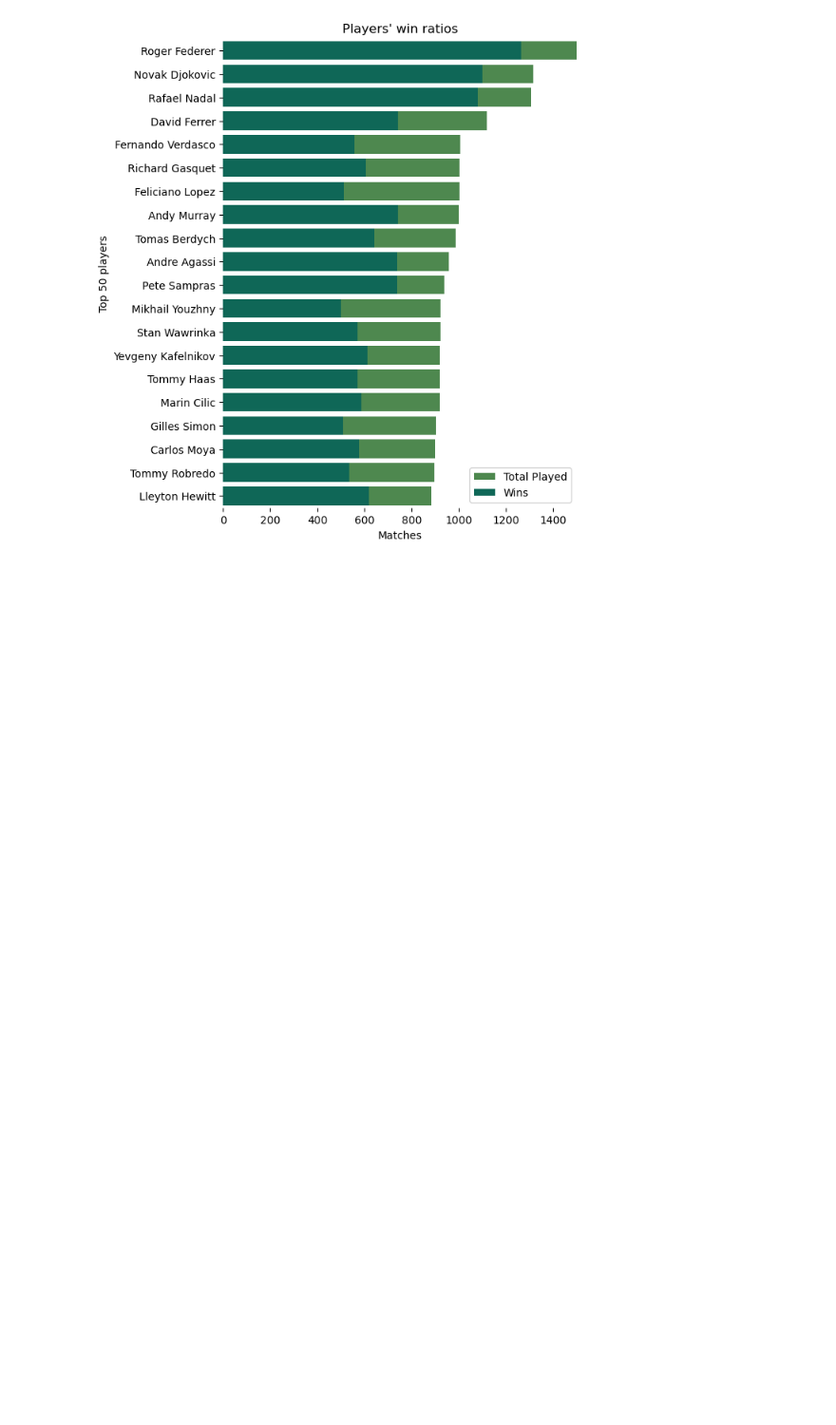
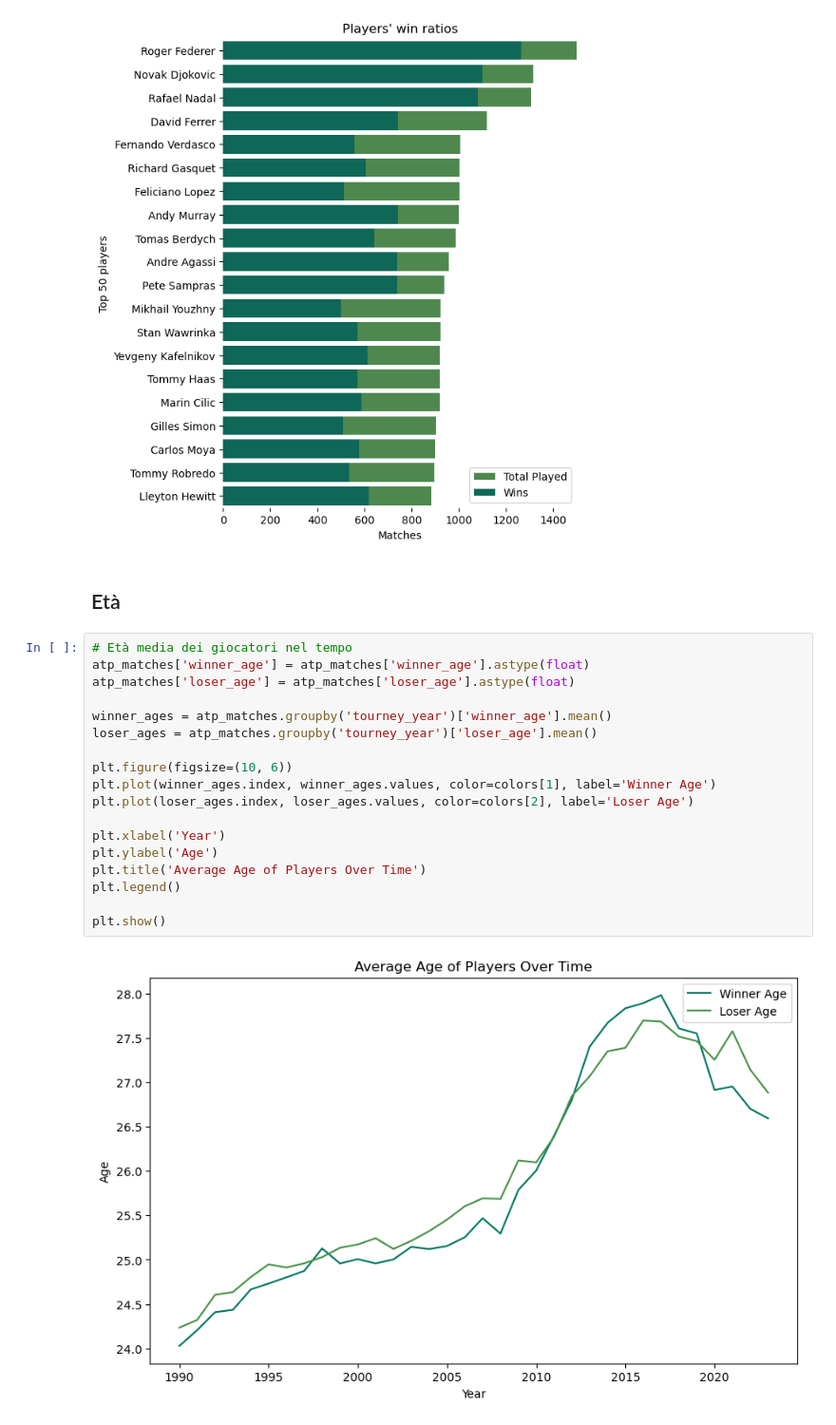
Before and after one commit to yasemitee/SciVIs, a Jupyter notebook: player.ipynb, the cells around one changed output. Shown at 95% size. Drawn from its saved outputs; the diff is of its cells as text; blank space fills up the shorter version.

Commit message:
Aggiunti dei grafi riguardanti l'età dei giocatori

```diff
--- a/player.ipynb
+++ b/player.ipynb
@@ -135,3 +140,25 @@ ax.set(xlim=(0, 1500), ylabel="Top 50 players",
 sns.despine(left=True, bottom=True)
 # %% [output]
 [figure]
+# %% [markdown]
+## Età
+# %%
+# Età media dei giocatori nel tempo
+atp_matches['winner_age'] = atp_matches['winner_age'].astype(float)
+atp_matches['loser_age'] = atp_matches['loser_age'].astype(float)
+
+winner_ages = atp_matches.groupby('tourney_year')['winner_age'].mean()
+loser_ages = atp_matches.groupby('tourney_year')['loser_age'].mean()
+
+plt.figure(figsize=(10, 6))
+plt.plot(winner_ages.index, winner_ages.values, color=colors[1], label='Winner Age')
+plt.plot(loser_ages.index, loser_ages.values, color=colors[2], label='Loser Age')
+
+plt.xlabel('Year')
+plt.ylabel('Age')
+plt.title('Average Age of Players Over Time')
+plt.legend()
+
+plt.show()
+# %% [output]
+[figure, added]
```
Also changed, not shown: parts of 10 cells of this notebook, 1 other file.
